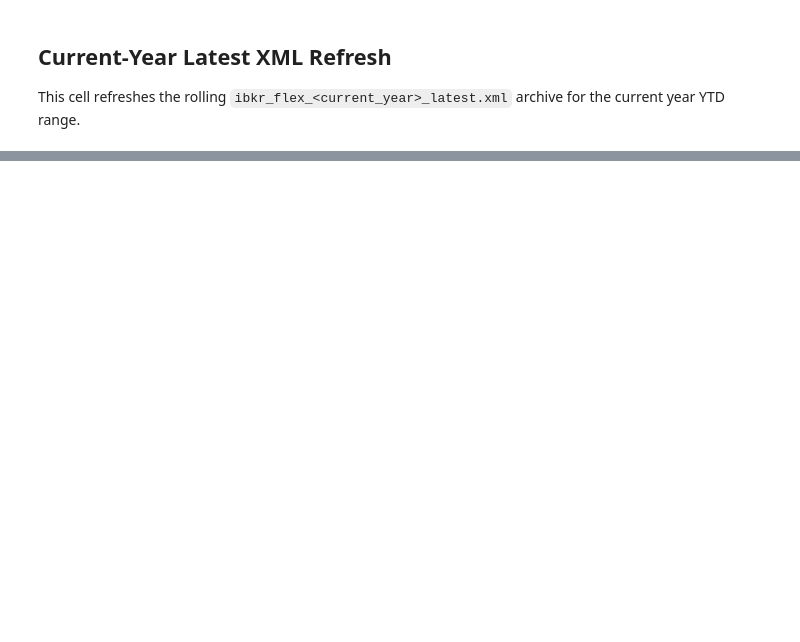
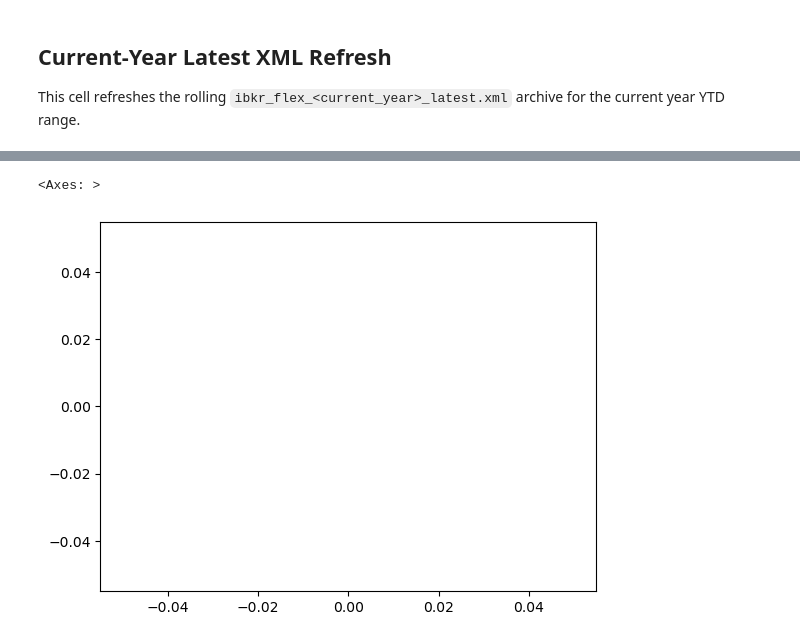
Before and after one commit to kingther94c/market_helper, a Jupyter notebook: notebooks/examples/perf_report.ipynb, the cells around one changed output, grey strips where cells are left out. Cells and saved outputs as stored; diff of their text form; code cells hidden in the pictures; blank space fills up the shorter version.

Commit message:
refactor(portfolio-monitor): replace performance history with nav cashflow history

```diff
--- a/notebooks/examples/perf_report.ipynb
+++ b/notebooks/examples/perf_report.ipynb
@@ -107,19 +113,19 @@ from market_helper.domain.portfolio_monitor.services.performance_analytics impor
     sharpe_ratio,
 )
 print("setup:E import performance history")
-from market_helper.domain.portfolio_monitor.services.performance_history import load_performance_history
+from market_helper.domain.portfolio_monitor.services.nav_cashflow_history import load_nav_cashflow_history
 print("setup:F import workflow functions")
 from market_helper.workflows.generate_report import (
     backfill_ibkr_flex_full_years,
     generate_ibkr_flex_performance_report,
-    rebuild_ibkr_flex_performance_history,
+    rebuild_ibkr_flex_nav_cashflow_history,
     refresh_current_year_latest_flex_xml,
 )
 
 CONFIG_ENV_PATH = PROJECT_ROOT / "configs" / "portfolio_monitor" / "local.env"
 OUTPUT_DIR = PROJECT_ROOT / "data" / "artifacts" / "portfolio_monitor" / "flex"
 RAW_XML_DIR = OUTPUT_DIR / "raw"
-HISTORY_PATH = OUTPUT_DIR / "performance_history.feather"
+HISTORY_PATH = OUTPUT_DIR / "nav_cashflow_history.feather"
 RAW_XML_DIR.mkdir(parents=True, exist_ok=True)
 
 ENV_CONFIG = read_env_file(CONFIG_ENV_PATH)
@@ -143,7 +149,7 @@ OVERWRITE_FULL_ARCHIVE = False
 
 # IBKR often needs longer than the library defaults for large or historical Flex ranges.
 FLEX_POLL_INTERVAL_SECONDS = 10.0
-FLEX_MAX_ATTEMPTS = 3
+FLEX_MAX_ATTEMPTS = 10
 
 config_series = pd.Series(
     {
@@ -337,0 +459,2 @@ display(drawdown_plot_frame(history_df, "USD").tail())
+# %%
+df = pd.read_feather(HISTORY_PATH)
@@ -337,0 +477,5 @@ display(drawdown_plot_frame(history_df, "USD").tail())
+# %%
+df["cashflow_usd"].plot()
+# %% [output]
+<Axes: >
+[figure, added]
```
Also changed, not shown: parts of 14 cells of this notebook, 15 other files.
